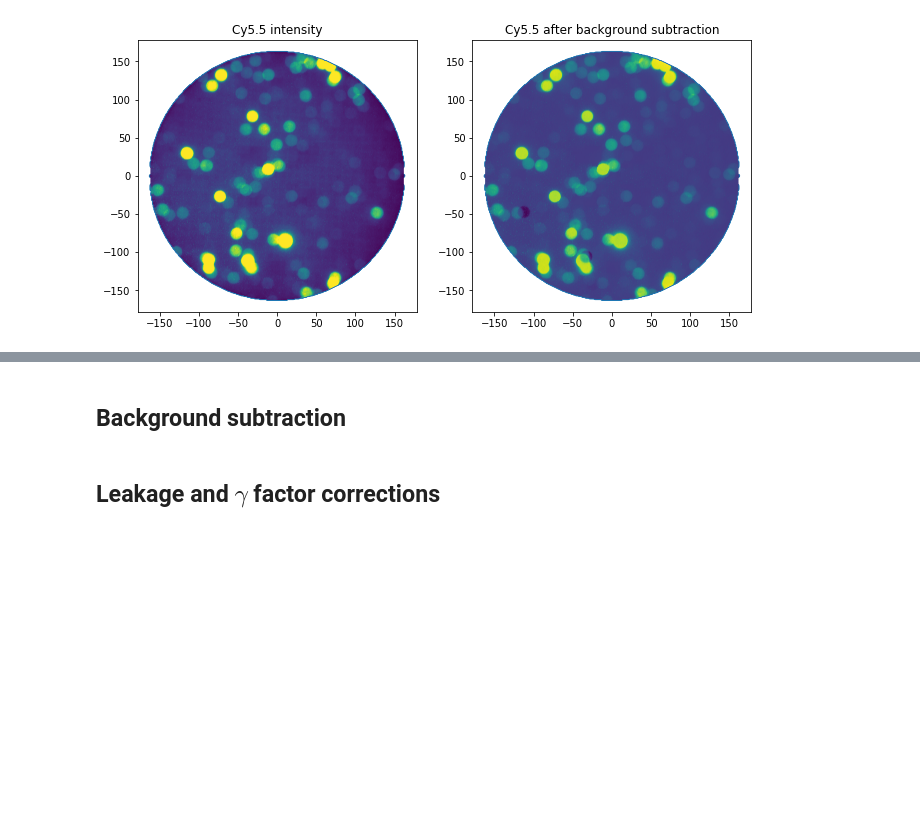
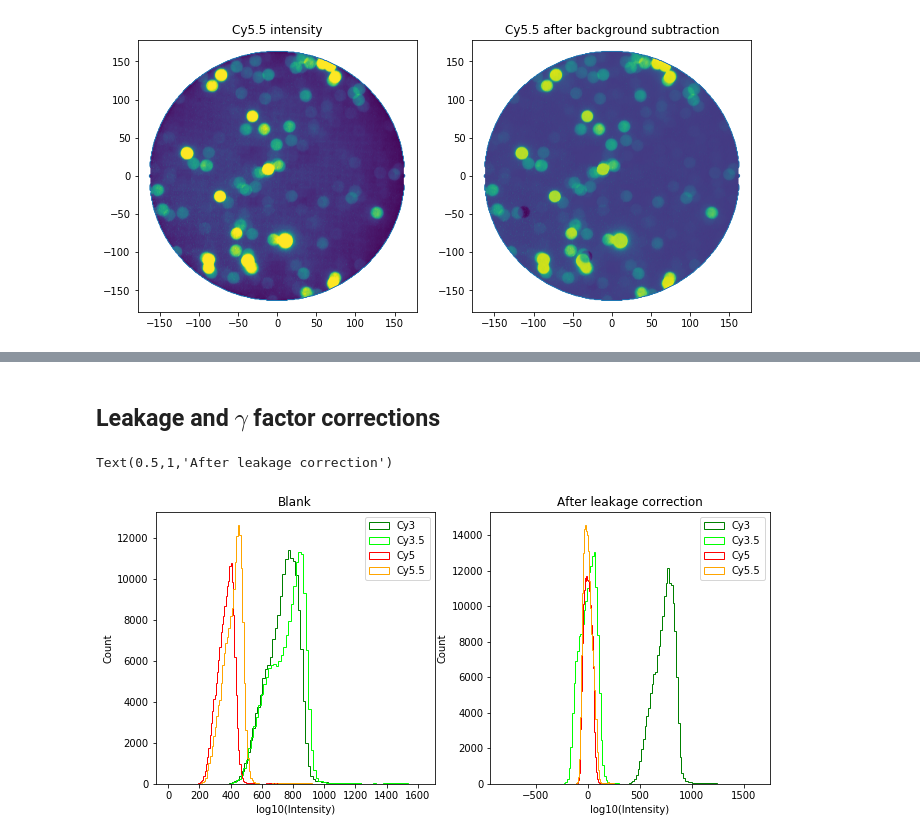
Before and after one commit to ashleefeng/pacbio, a Jupyter notebook: PacBio_read_corrections.ipynb, the cells around one changed output, grey strips where cells are left out. Cells and saved outputs as stored; diff of their text form; code cells hidden in the pictures; blank space fills up the shorter version.

Commit message:
Implemented leakage correction

```diff
--- a/PacBio_read_corrections.ipynb
+++ b/PacBio_read_corrections.ipynb
@@ -152,11 +136,42 @@ for i in range(4):
-# %%
-for i in range(4):
-    plt.plot(time_axis, avg_trace[i], color=colors[i])
-
-plt.xlabel('Time (s)')
-plt.ylabel('Intensity')
-plt.legend(lasers, bbox_to_anchor=(0.75, 0.5, 0.5, 0.5))
-# %% [markdown]
-## Background subtraction
 # %% [markdown]
 ## Leakage and $\gamma$ factor corrections
+# %%
+# Calculate leakage from green laser to Cy5 channel
+green2cy35 = np.mean(avg_intens_blank.T[1]/avg_intens_blank.T[0])
+green2cy5 = np.mean(avg_intens_blank.T[2]/avg_intens_blank.T[0])
+green2cy55 = np.mean(avg_intens_blank.T[3]/avg_intens_blank.T[0])
+
+# Perform leakage correction on blank
+avg_intens_blank_lc = np.zeros(avg_intens_blank.shape)
+avg_intens_blank_lc[:, 0] = avg_intens_blank[:, 0]
+avg_intens_blank_lc[:, 1] = avg_intens_blank[:, 1] - avg_intens_blank[:, 0] * green2cy35
+avg_intens_blank_lc[:, 2] = avg_intens_blank[:, 2] - avg_intens_blank[:, 0] * green2cy5
+avg_intens_blank_lc[:, 3] = avg_intens_blank[:, 3] - avg_intens_blank[:, 0] * green2cy55
+# %%
+plt.figure(figsize=(11, 5))
+plt.subplot(121)
+for i in range(4):
+    avg_intens_i = avg_intens_blank.T[i]
+    min_i = 2
+    max_i = max(avg_intens_i)
+    plt.hist(avg_intens_i, bins=100, range=[min_i, max_i], histtype='step', color=colors[i])
+
+plt.xlabel('log10(Intensity)')
+plt.ylabel('Count')
+plt.legend(lasers)
+plt.title('Blank')
+
+plt.subplot(122)
+for i in range(4):
+    avg_intens_i = avg_intens_blank_lc.T[i]
+    min_i = min(avg_intens_i)
+    max_i = max(avg_intens_i)
+    plt.hist(avg_intens_i, bins=100, range=[min_i, max_i], histtype='step', color=colors[i])
+
+plt.xlabel('log10(Intensity)')
+plt.ylabel('Count')
+plt.legend(lasers)
+plt.title('After leakage correction')
+# %% [output]
+Text(0.5,1,'After leakage correction')
+[figure, added]
```
Also changed, not shown: parts of 14 cells of this notebook.
